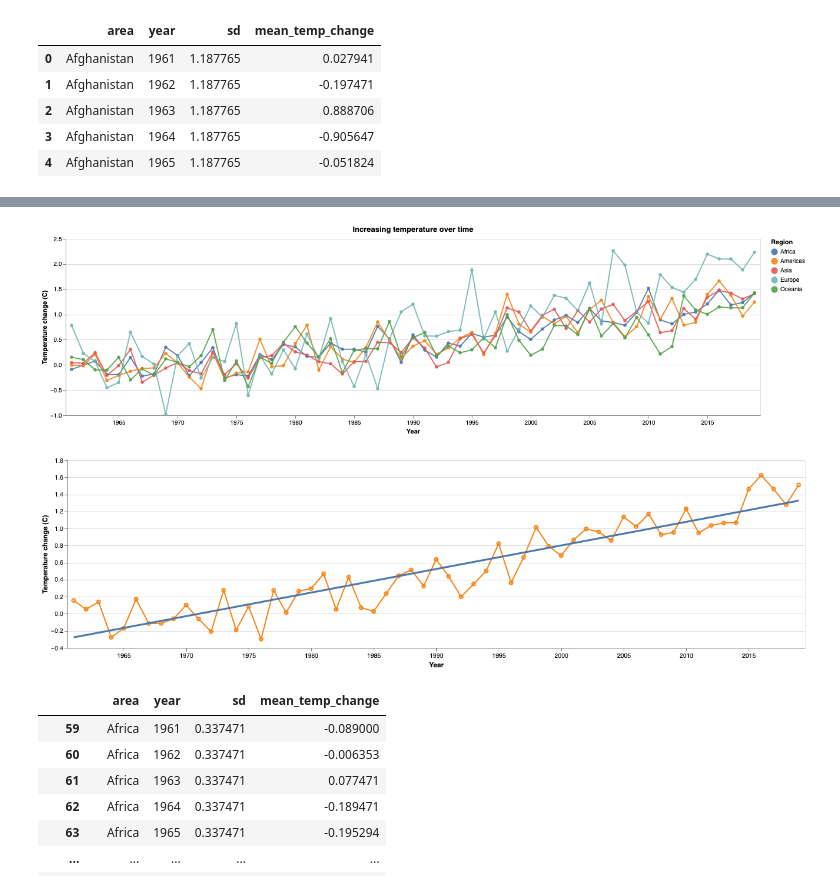
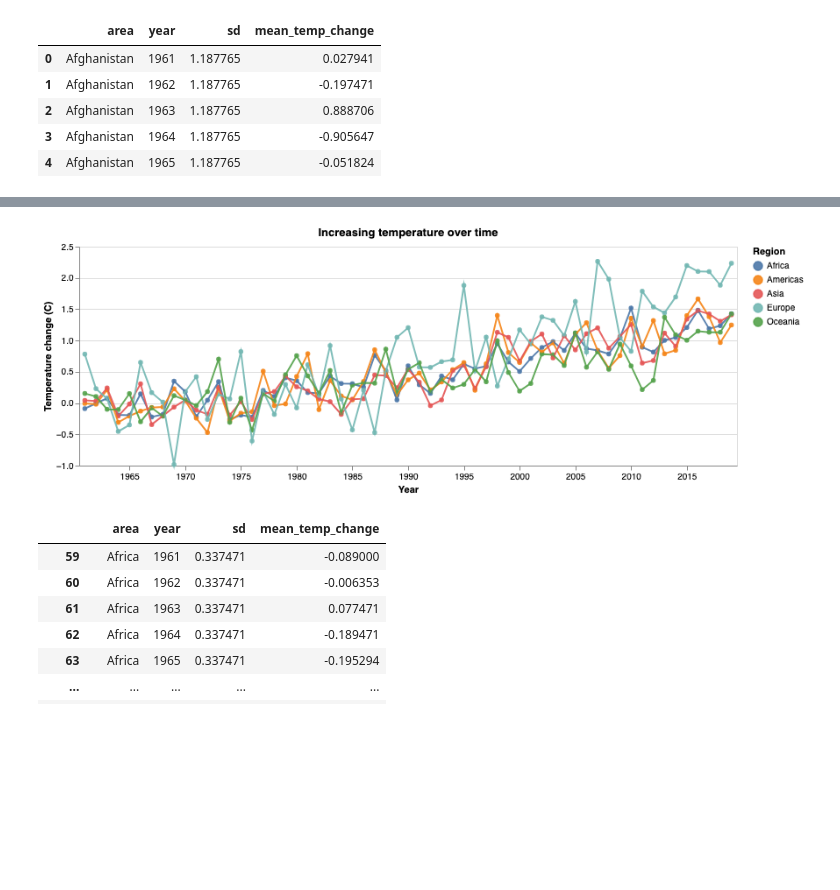
Before and after one commit to mel-liow/climate-analysis, a Jupyter notebook: climate_analysis.ipynb, the cells around one changed output, grey strips where cells are left out. Saved outputs shown, nothing was run; the diff lists cells and outputs as text; code cells hidden in the pictures; blank space fills up the shorter version.

```diff
--- a/climate_analysis.ipynb
+++ b/climate_analysis.ipynb
@@ -79,47 +127,28 @@ region_temps = annual_temp_change[regions_bool]
 # %%
 click = alt.selection_multi(fields=['area'], bind='legend')
 
 scatter_plot = alt.Chart(region_temps, title="Increasing temperature over time"
                         ).mark_point(filled=True).encode(
     x=alt.X('year', title="Year", axis=alt.Axis(values=np.arange(1960, 2021, 5), labelAngle=0)),
     y=alt.Y('mean(mean_temp_change)', title="Temperature change (C)") ,
     color=alt.Color('area', title="Region"),
     tooltip='area',
     opacity=alt.condition(click, alt.value(0.9), alt.value(0.2))
 ).add_selection(click)
 
 line_plot = alt.Chart(region_temps).mark_line().encode(
     x='year',
     y='mean(mean_temp_change)',
     color='area',
     opacity=alt.condition(click, alt.value(0.9), alt.value(0.2))
 )
 
-scatter_plot + line_plot
+(scatter_plot + line_plot).properties(
+    width=750,
+    height=250
+)
 # %% [output]
-[figure, old version]
+[figure, new version]
-# %%
-world_temp = annual_temp_change[annual_temp_change.area=='World']
-
-world_plot = alt.Chart(world_temp).mark_point().encode(
-    x=alt.X('year', title="Year", axis=alt.Axis(values=np.arange(1960, 2021, 5), labelAngle=0)),
-    y=alt.Y('mean(mean_temp_change)', title="Temperature change (C)") ,
-    color=alt.Color('area', legend=None)
-)
-
-line_plot = alt.Chart(world_temp).mark_line().encode(
-    x='year',
-    y='mean(mean_temp_change)',
-    color='area',
-)
-
-trend = world_plot.transform_regression(
-    'year', 'mean_temp_change', groupby=['months']).mark_line(size=3)
-
-
-world_plot + line_plot + trend
-# %% [output]
-[figure, old version]
 # %%
 region_temps
 # %% [output]
```
Also changed, not shown: parts of 10 cells of this notebook.
